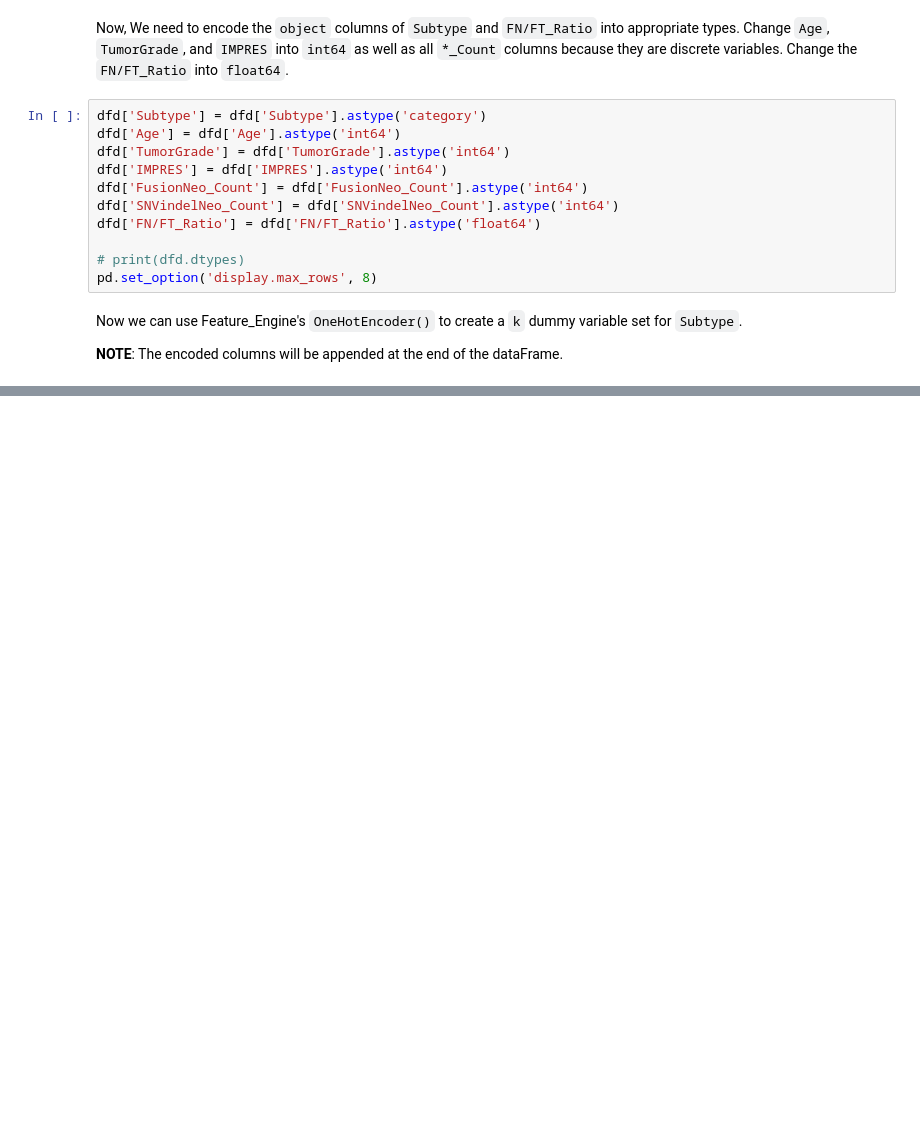
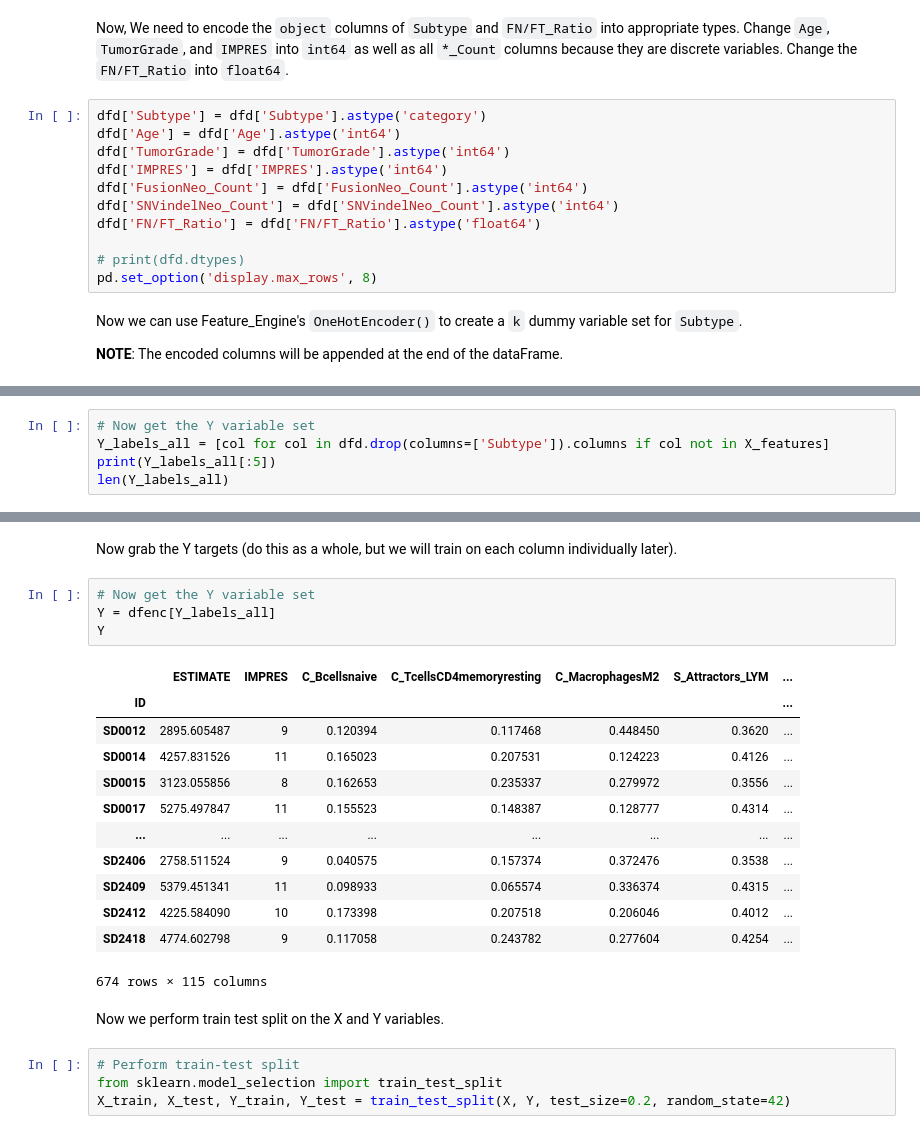
Before and after one commit to cancer-research-malaysia/ImmuNeonSVM, a Jupyter notebook: nb/support_vector_reg.ipynb, the cells around one changed output, grey strips where cells are left out. Drawn from its saved outputs; the diff is of its cells as text; blank space fills up the shorter version.

```diff
--- a/nb/support_vector_reg.ipynb
+++ b/nb/support_vector_reg.ipynb
@@ -125,0 +208,5 @@ Now we can use Feature_Engine's `OneHotEncoder()` to create a `k` dummy variable
+# %%
+# Now get the Y variable set
+Y_labels_all = [col for col in dfd.drop(columns=['Subtype']).columns if col not in X_features]
+print(Y_labels_all[:5])
+len(Y_labels_all)
@@ -125,0 +264,25 @@ Now we can use Feature_Engine's `OneHotEncoder()` to create a `k` dummy variable
+# %% [markdown]
+Now grab the Y targets (do this as a whole, but we will train on each column individually later).
+# %%
+# Now get the Y variable set
+Y = dfenc[Y_labels_all]
+Y
+# %% [output]
+|  | ESTIMATE | IMPRES | C_Bcellsnaive | C_TcellsCD4memoryresting | C_MacrophagesM2 | S_Attractors_LYM | ... |
+| ID |  |  |  |  |  |  | ... |
+| SD0012 | 2895.605487 | 9 | 0.120394 | 0.117468 | 0.448450 | 0.3620 | ... |
+| SD0014 | 4257.831526 | 11 | 0.165023 | 0.207531 | 0.124223 | 0.4126 | ... |
+| SD0015 | 3123.055856 | 8 | 0.162653 | 0.235337 | 0.279972 | 0.3556 | ... |
+| SD0017 | 5275.497847 | 11 | 0.155523 | 0.148387 | 0.128777 | 0.4314 | ... |
+| ... | ... | ... | ... | ... | ... | ... | ... |
+| SD2406 | 2758.511524 | 9 | 0.040575 | 0.157374 | 0.372476 | 0.3538 | ... |
+| SD2409 | 5379.451341 | 11 | 0.098933 | 0.065574 | 0.336374 | 0.4315 | ... |
+| SD2412 | 4225.584090 | 10 | 0.173398 | 0.207518 | 0.206046 | 0.4012 | ... |
+| SD2418 | 4774.602798 | 9 | 0.117058 | 0.243782 | 0.277604 | 0.4254 | ... |
+674 rows × 115 columns
+# %% [markdown]
+Now we perform train test split on the X and Y variables.
+# %%
+# Perform train-test split
+from sklearn.model_selection import train_test_split
+X_train, X_test, Y_train, Y_test = train_test_split(X, Y, test_size=0.2, random_state=42)
```
Also changed, not shown: parts of 37 cells of this notebook.
